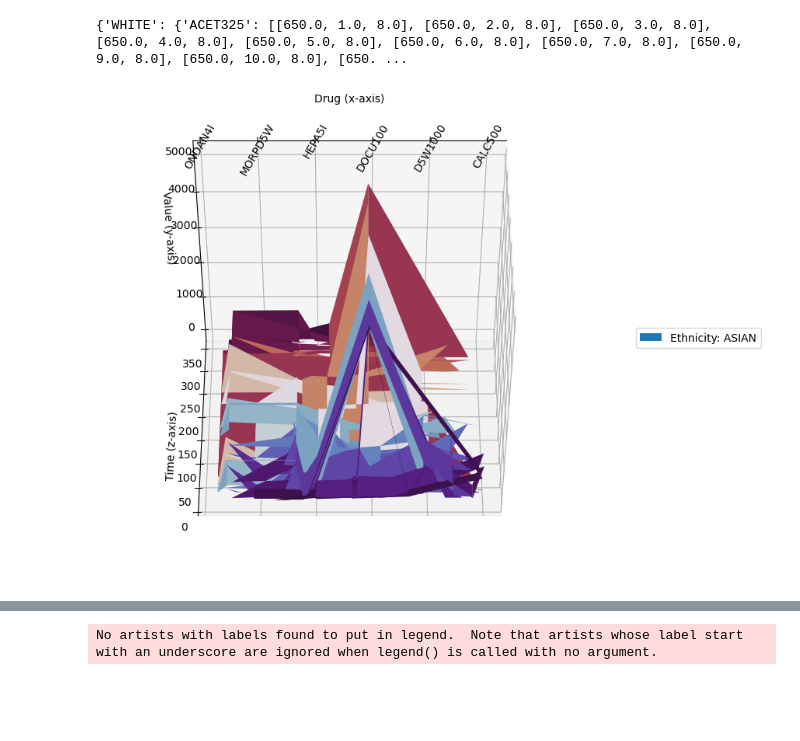
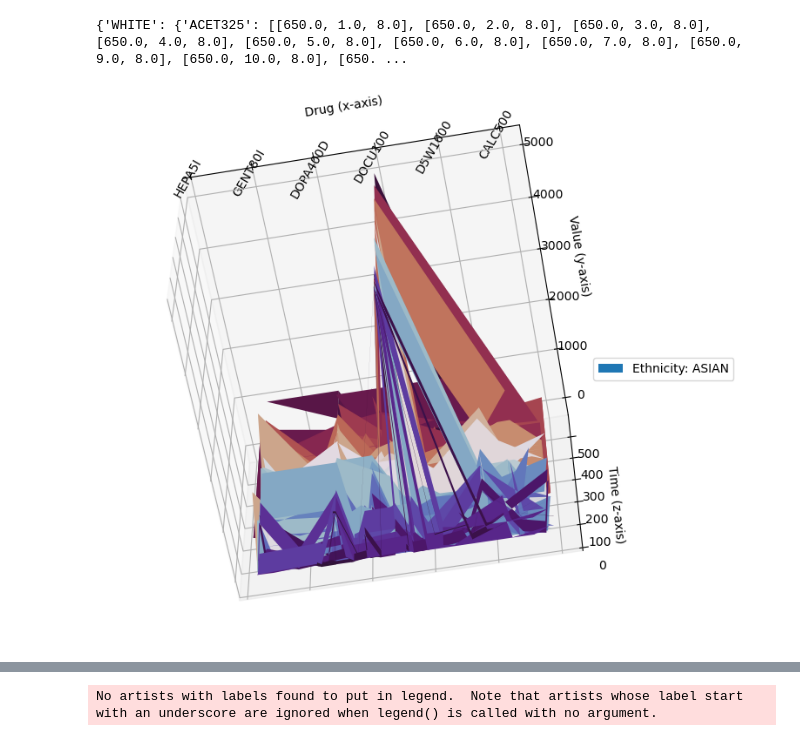
Before and after one commit to Thire399/CAS_764_Project, a Jupyter notebook: ETL_SQL_Server.ipynb, the cells around one changed output, grey strips where cells are left out. Drawn from its saved outputs; the diff is of its cells as text; code cells hidden in the pictures; blank space fills up the shorter version.

```diff
--- a/ETL_SQL_Server.ipynb
+++ b/ETL_SQL_Server.ipynb
@@ -330,33 +336,33 @@ for ethnicity, ethnicity_df in ethnicity_dict.items():
 
         x = ethnicity_df['DrugIndex']
         y = ethnicity_df['avg']
         #z = ethnicity_df['rn']
         z = np.asarray([range(len(ethnicity_df['rn'])), ethnicity_df['rn']])
 
         # Plot the 3D time series for each patient
         surf = ax.plot_surface(x, y, z, label=f'Ethnicity: {ethnicity}', cmap = idk[temp])
         surf._facecolors2d = surf._facecolor3d
         surf._edgecolors2d = surf._edgecolor3d
         #ax.plot(x, y, z, label=f'Ethnicity: {ethnicity}')
         temp += 1
         #if temp == 2:
         #ax.set_xticks(np.arange(len(ethnicity_df['formulary_drug_cd'])))
         ax.set_xticklabels(ethnicity_df['formulary_drug_cd'], rotation = 60)
         break
 
 
 # Set labels
 ax.set_xlabel('Drug (x-axis)')
 ax.set_ylabel('Value (y-axis)')
 ax.set_zlabel('Time (z-axis)')
 #ax.set_xticklabels[df[]]
 
 # Add a legend
-legend = ax.legend(loc='center left', bbox_to_anchor=(1.1, 0.5))
+legend = ax.legend(loc='center left', bbox_to_anchor=(0.9, 0.5))
 #cax = fig.add_axes([0.27, 1, 0.5, 0.05])
 #fig.colorbar(surf, cax=cax, orientation='horizontal')
-ax.view_init(-40, 90)
+ax.view_init(-60, 100)
 # Show the plot
 plt.show()
 # %% [output]
-[figure, old version]
+[figure, new version]
```
Also changed, not shown: parts of 19 cells of this notebook.
